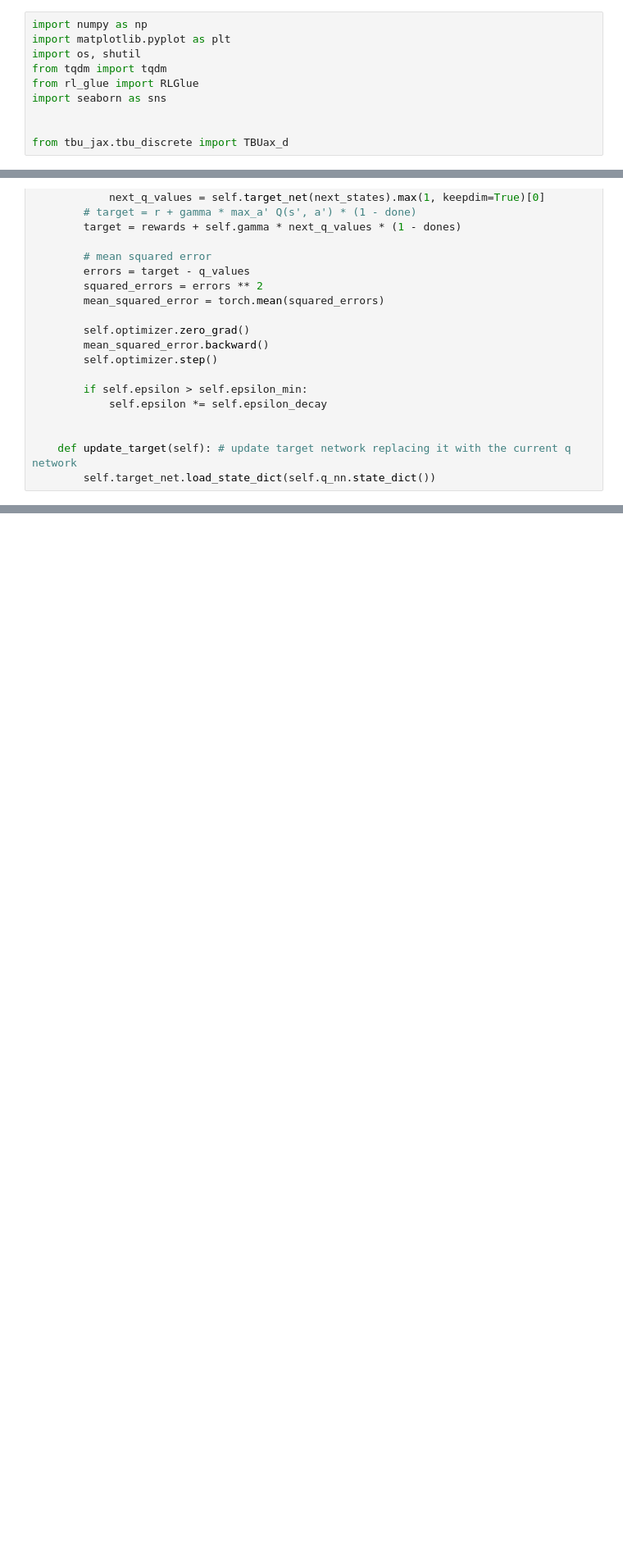
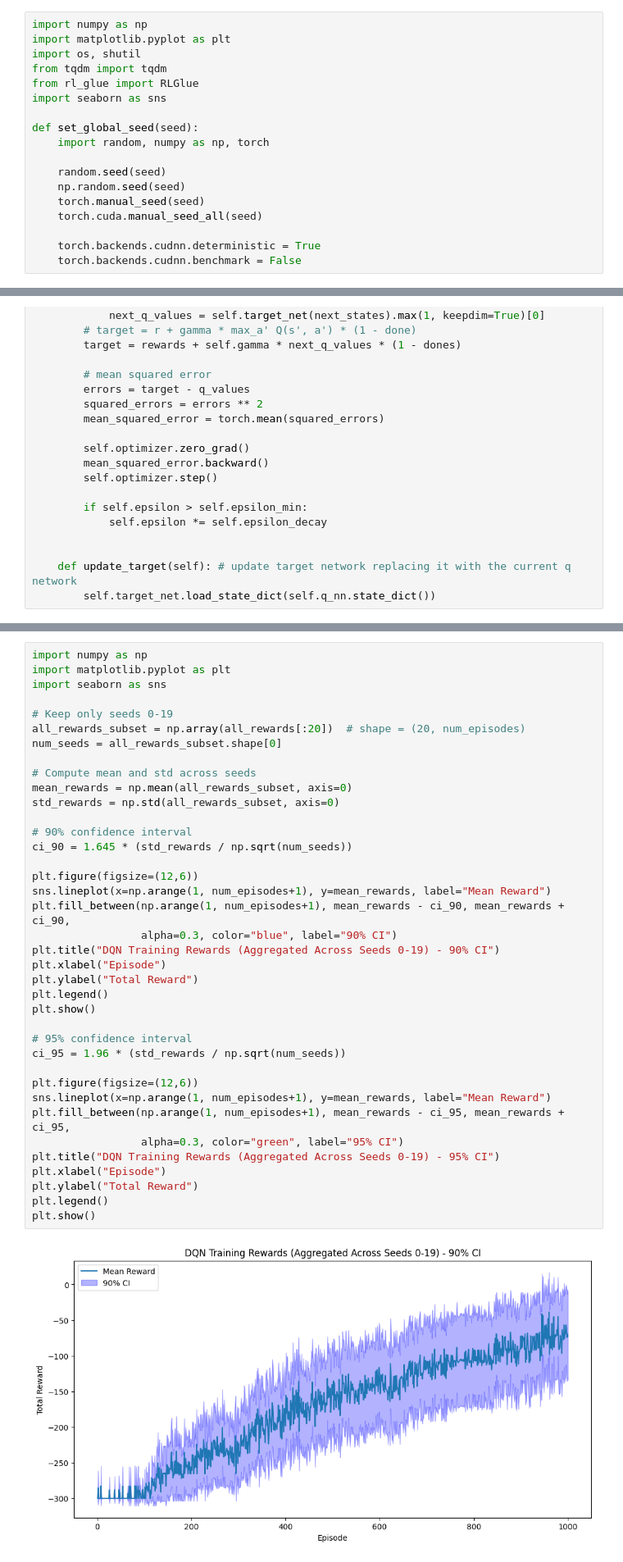
Before and after one commit to LukasOttenhof/CMPUT655-Project, a Jupyter notebook: DQN and QRC/dqn.ipynb, the cells around one changed output, grey strips where cells are left out. Shown at 82% size. Saved outputs shown, nothing was run; the diff lists cells and outputs as text; blank space fills up the shorter version.

Commit message:
Updated seeding, results for seeds 0-19 saved in cell outputs

```diff
--- a/DQN and QRC/dqn.ipynb
+++ b/DQN and QRC/dqn.ipynb
@@ -6,8 +6,16 @@ from tqdm import tqdm
 from rl_glue import RLGlue
 import seaborn as sns
 
+def set_global_seed(seed):
+    import random, numpy as np, torch
 
-from tbu_jax.tbu_discrete import TBUax_d
+    random.seed(seed)
+    np.random.seed(seed)
+    torch.manual_seed(seed)
+    torch.cuda.manual_seed_all(seed)
+
+    torch.backends.cudnn.deterministic = True
+    torch.backends.cudnn.benchmark = False
 # %%
 import torch
 import torch.nn as nn
@@ -192,0 +212,40 @@ KeyboardInterrupt:
+# %%
+import numpy as np
+import matplotlib.pyplot as plt
+import seaborn as sns
+
+# Keep only seeds 0-19
+all_rewards_subset = np.array(all_rewards[:20])  # shape = (20, num_episodes)
+num_seeds = all_rewards_subset.shape[0]
+
+# Compute mean and std across seeds
+mean_rewards = np.mean(all_rewards_subset, axis=0)
+std_rewards = np.std(all_rewards_subset, axis=0)
+
+# 90% confidence interval
+ci_90 = 1.645 * (std_rewards / np.sqrt(num_seeds))
+
+plt.figure(figsize=(12,6))
+sns.lineplot(x=np.arange(1, num_episodes+1), y=mean_rewards, label="Mean Reward")
+plt.fill_between(np.arange(1, num_episodes+1), mean_rewards - ci_90, mean_rewards + ci_90,
+                 alpha=0.3, color="blue", label="90% CI")
+plt.title("DQN Training Rewards (Aggregated Across Seeds 0-19) - 90% CI")
+plt.xlabel("Episode")
+plt.ylabel("Total Reward")
+plt.legend()
+plt.show()
+
+# 95% confidence interval
+ci_95 = 1.96 * (std_rewards / np.sqrt(num_seeds))
+
+plt.figure(figsize=(12,6))
+sns.lineplot(x=np.arange(1, num_episodes+1), y=mean_rewards, label="Mean Reward")
+plt.fill_between(np.arange(1, num_episodes+1), mean_rewards - ci_95, mean_rewards + ci_95,
+                 alpha=0.3, color="green", label="95% CI")
+plt.title("DQN Training Rewards (Aggregated Across Seeds 0-19) - 95% CI")
+plt.xlabel("Episode")
+plt.ylabel("Total Reward")
+plt.legend()
+plt.show()
+# %% [output]
+[figure, added]
```
Also changed, not shown: parts of 2 cells of this notebook, 1 other file.
